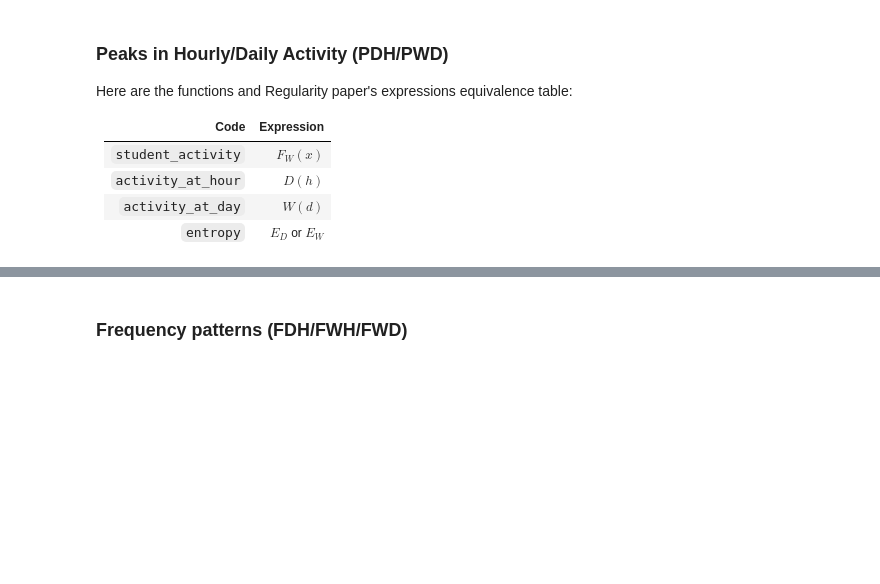
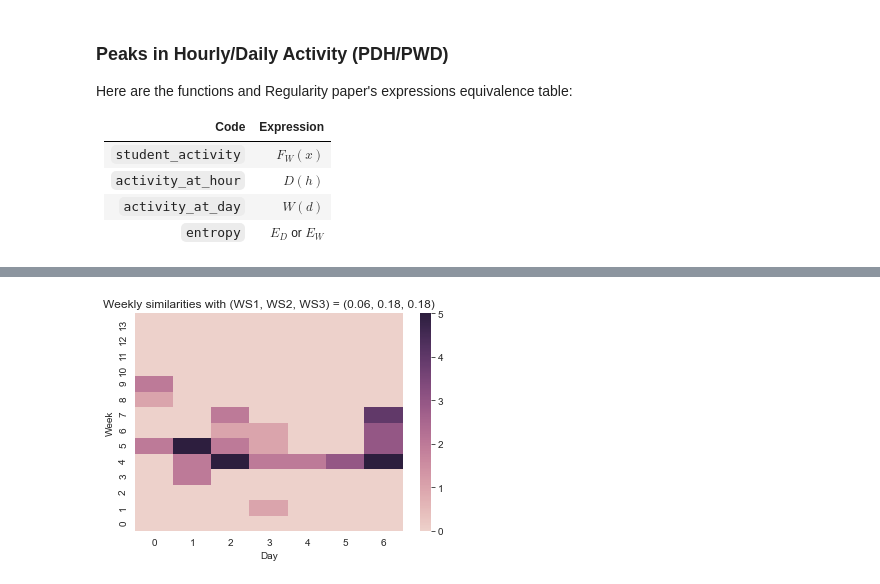
Before and after one commit to epfl-ml4ed/flipped-classroom, a Jupyter notebook: Notebook/Regularity.ipynb, the cells around one changed output, grey strips where cells are left out. Drawn from its saved outputs; the diff is of its cells as text; code cells hidden in the pictures; blank space fills up the shorter version.

```diff
--- a/Notebook/Regularity.ipynb
+++ b/Notebook/Regularity.ipynb
@@ -205,7 +216,11 @@ def normalize(v):
 
 def get_rand_student(X):
     rand_id = list(X[StudentID].sample(1))[0] # , random_state=12903
+    print(rand_id)
     return X[X[StudentID] == rand_id]
+
+def get_student_by_id(X,student_id):
+    return X[X[StudentID] == student_id]
 
 #Get the list of timestamps indicating when the student was active
 #Student is a table containing all the rows of `student`
@@ -378,11 +399,15 @@ def day_activity_by_week(Lw, T):
              days[w,d] = activity_at_day(w,d)
     return days
 
-def plot_WS(X):
-    student = get_rand_student(X)
+def plot_WS(X, student_id=0):
+    if student_id:
+        student = get_student_by_id(X,str(student_id))
+    else:
+        student = get_rand_student(X)
     T, Lw = get_time(student)
     WS = "{:.2f}, {:.2f}, {:.2f}".format(WS1(Lw, T), WS2(Lw, T),WS2(Lw, T))
-    ax = sns.heatmap(day_activity_by_week(Lw, T))
-    plt.title("Weekly similarities, WS1, WS2, WS3 = " + WS)
+    ax = sns.heatmap(day_activity_by_week(Lw, T), cmap=sns.cubehelix_palette(as_cmap=True))
+    ax.invert_yaxis()
+    plt.title("Weekly similarities with (WS1, WS2, WS3) = (" + WS+")")
     plt.ylabel('Week')
     plt.xlabel('Day')
@@ -393,2 +414,7 @@ plot_WS(df_clean)
-# %% [markdown]
-### Frequency patterns (FDH/FWH/FWD)
+# %%
+plot_WS(df_clean, 8438)
+# 44790 (0.34,0.32,0.32)
+# 8438 WS1 = 0.06
+# 48774 (0.12,0.3, 0.3)
+# %% [output]
+[figure, added]
```
Also changed, not shown: parts of 11 cells of this notebook.
